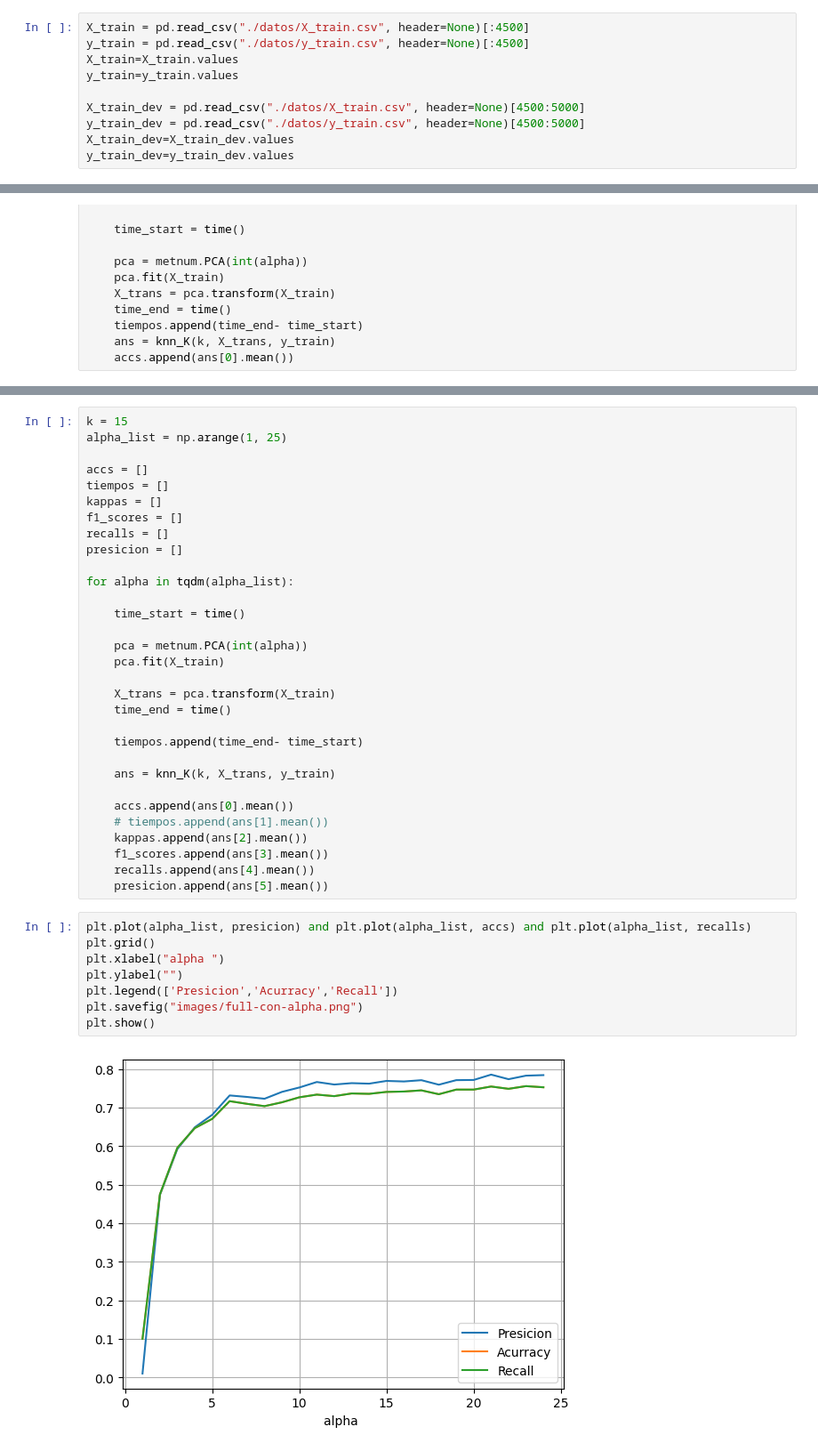
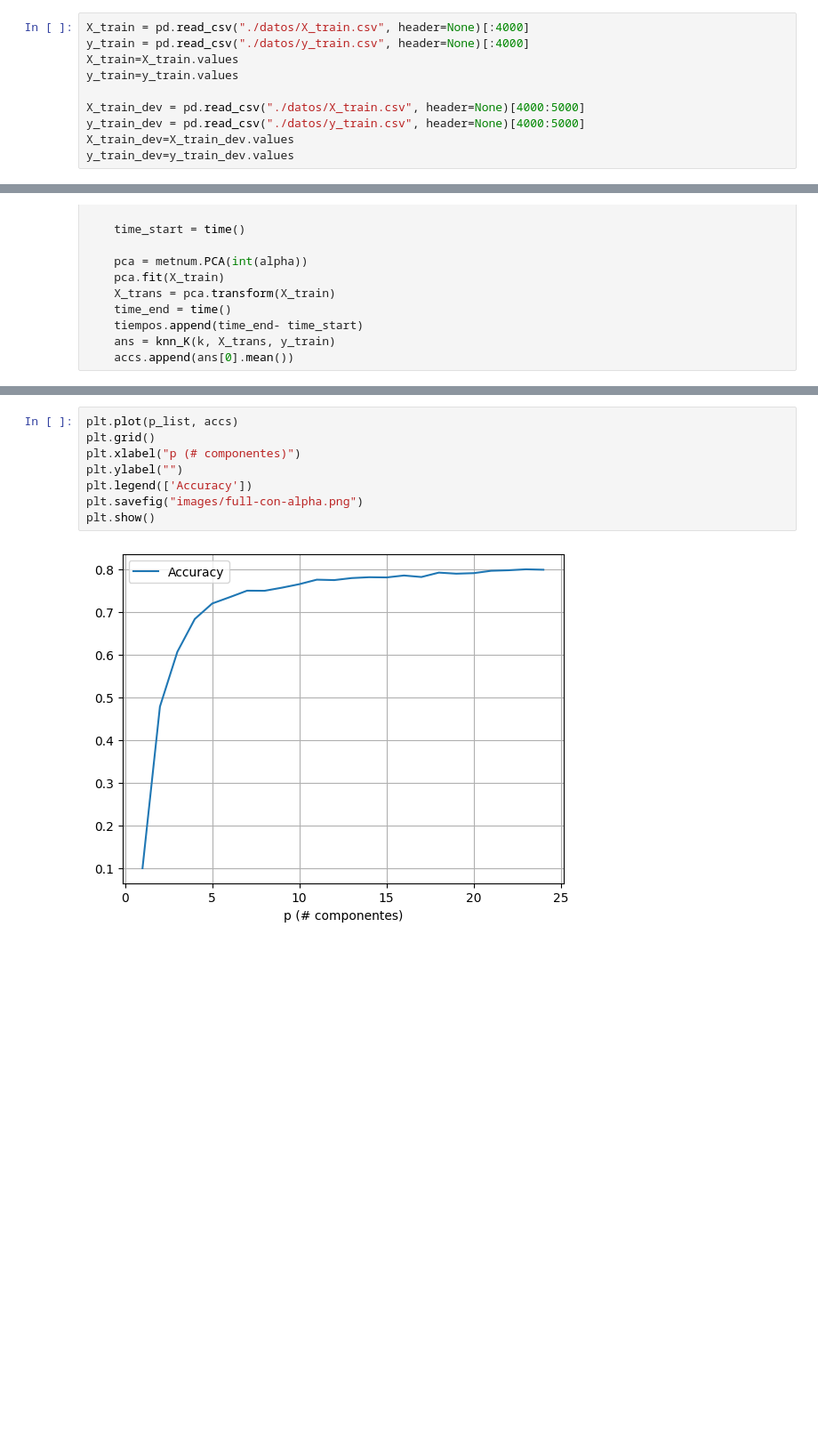
Before and after one commit to GonzaloConsoli/tp2-metodos, a Jupyter notebook: notebooks/tp2.ipynb, the cells around one changed output, grey strips where cells are left out. Shown: that part at 89% size. Cells and saved outputs as stored; diff of their text form; blank space fills up the shorter version.

```diff
--- a/notebooks/tp2.ipynb
+++ b/notebooks/tp2.ipynb
@@ -33,11 +28,11 @@ class KNNClassifier:
 # %%
-X_train = pd.read_csv("./datos/X_train.csv", header=None)[:4500]
-y_train = pd.read_csv("./datos/y_train.csv", header=None)[:4500]
+X_train = pd.read_csv("./datos/X_train.csv", header=None)[:4000]
+y_train = pd.read_csv("./datos/y_train.csv", header=None)[:4000]
 X_train=X_train.values
 y_train=y_train.values
 
-X_train_dev = pd.read_csv("./datos/X_train.csv", header=None)[4500:5000]
-y_train_dev = pd.read_csv("./datos/y_train.csv", header=None)[4500:5000]
+X_train_dev = pd.read_csv("./datos/X_train.csv", header=None)[4000:5000]
+y_train_dev = pd.read_csv("./datos/y_train.csv", header=None)[4000:5000]
 X_train_dev=X_train_dev.values
 y_train_dev=y_train_dev.values
 # %% [markdown]
@@ -212,44 +240,13 @@ for alpha in tqdm(p_list):
-# %%
-k = 15
-alpha_list = np.arange(1, 25)
-
-accs = []
-tiempos = []
-kappas = []
-f1_scores = []
-recalls = []
-presicion = []
-
-for alpha in tqdm(alpha_list):
-
-    time_start = time()
-
-    pca = metnum.PCA(int(alpha))
-    pca.fit(X_train)
-
-    X_trans = pca.transform(X_train)
-    time_end = time()
-
-    tiempos.append(time_end- time_start)
-
-    ans = knn_K(k, X_trans, y_train)
-
-    accs.append(ans[0].mean())
-    # tiempos.append(ans[1].mean())
-    kappas.append(ans[2].mean())
-    f1_scores.append(ans[3].mean())
-    recalls.append(ans[4].mean())
-    presicion.append(ans[5].mean())
 # %%
-plt.plot(alpha_list, presicion) and plt.plot(alpha_list, accs) and plt.plot(alpha_list, recalls)
+plt.plot(p_list, accs)
 plt.grid()
-plt.xlabel("alpha ")
+plt.xlabel("p (# componentes)")
 plt.ylabel("")
-plt.legend(['Presicion','Acurracy','Recall'])
+plt.legend(['Accuracy'])
 plt.savefig("images/full-con-alpha.png")
 plt.show()
 # %% [output]
-[figure, old version]
+[figure, new version]
 # %%
 tiempos
 # %% [output]
```
Also changed, not shown: parts of 18 cells of this notebook, 4 other files.
